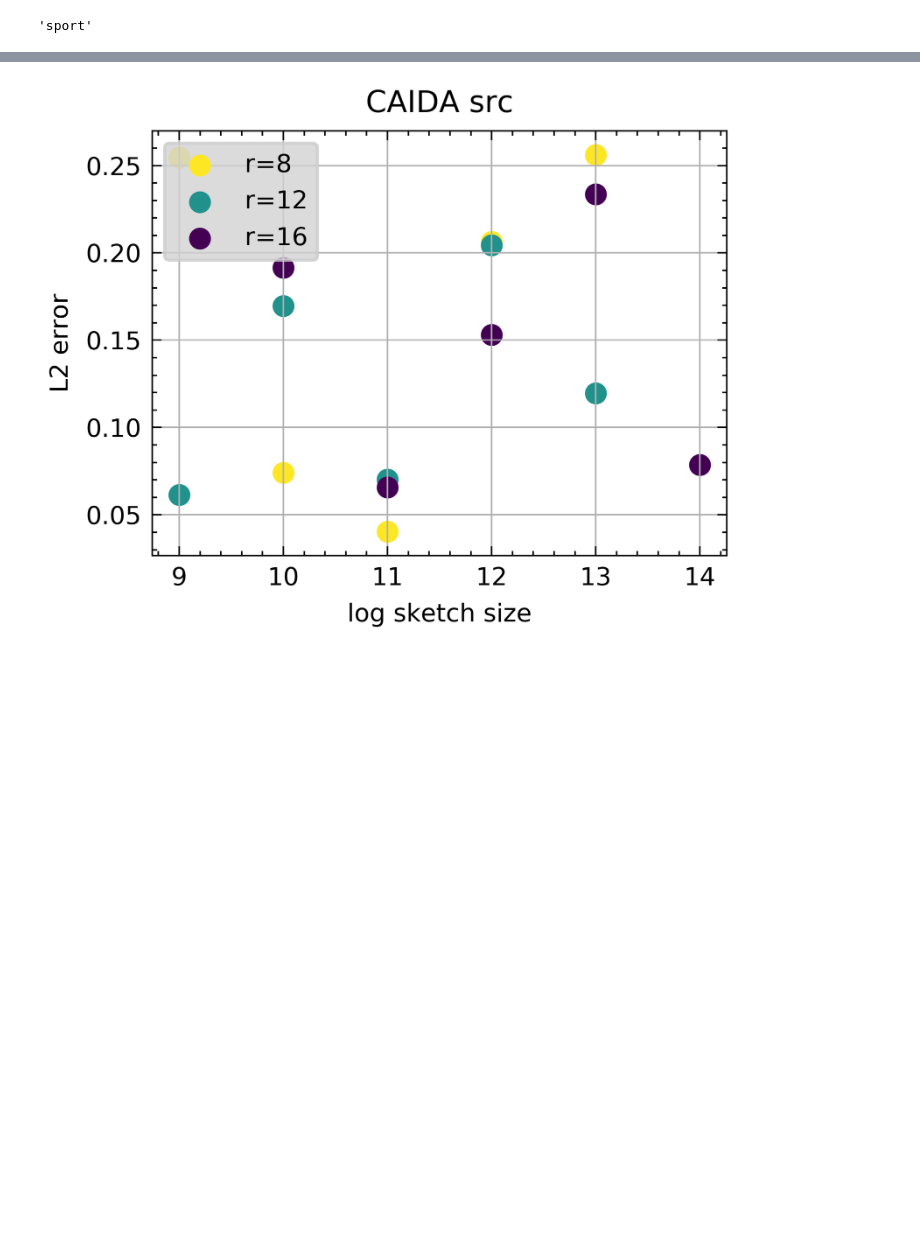
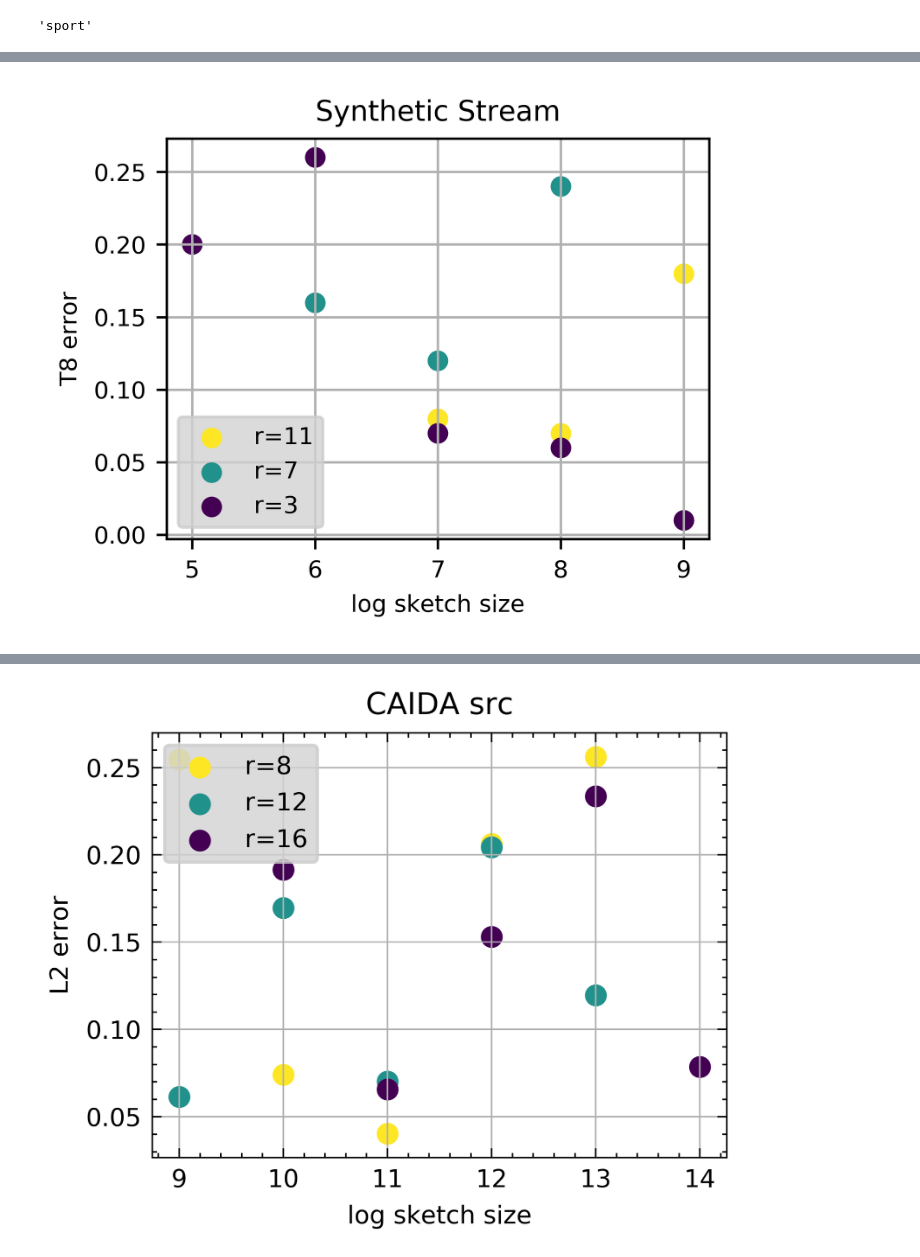
Before and after one commit to ViskaWei/SWindow, a Jupyter notebook: nb/eval_norms.ipynb, the cells around one changed output, grey strips where cells are left out. Saved outputs shown, nothing was run; the diff lists cells and outputs as text; code cells hidden in the pictures; blank space fills up the shorter version.

```diff
--- a/nb/eval_norms.ipynb
+++ b/nb/eval_norms.ipynb
@@ -102,0 +100,6 @@ out2 = get_pd('trff_src__mL_c1024_1011_16:06.csv', mLoop=True)
+# %%
+DATADIR = DATAPATH +'/out_rd_wRate01'
+out3,ftr,normType = get_pd(DATADIR, FILE2, mLoop=False)
+plt.savefig(f'/home/swei20/SymNormSlidingWindows/imgs/{ftr}_{normType}_m.pdf')
+# %% [output]
+[figure, added]
```
Also changed, not shown: parts of 37 cells of this notebook, 17 other files.
